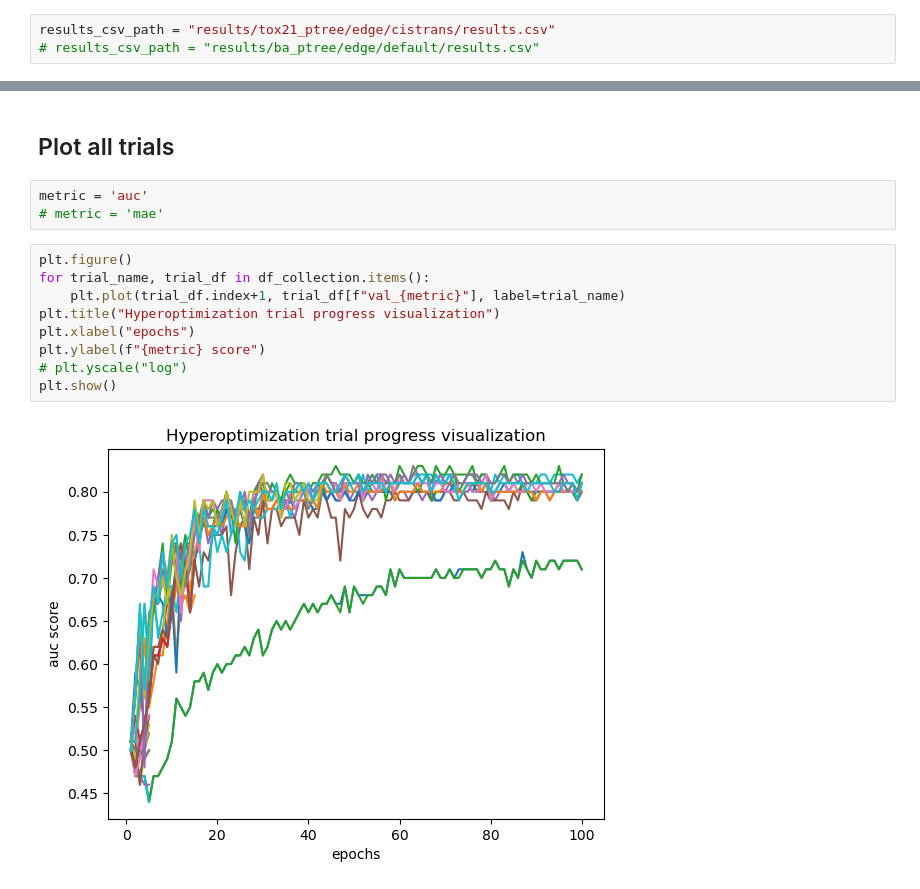
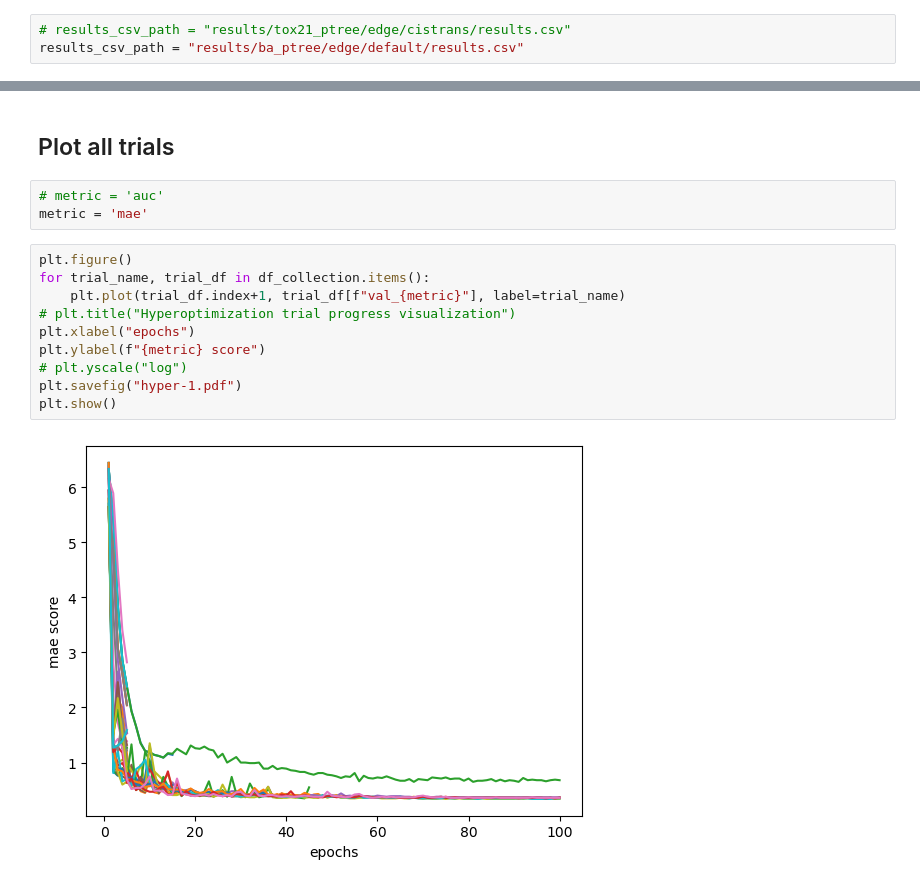
Before and after one commit to JellyJoe13/Masterthesis_PTIGNN, a Jupyter notebook: experiments/hyperoptimization/Hyperoptimization-plotting.ipynb, the cells around one changed output, grey strips where cells are left out. Cells and saved outputs as stored; diff of their text form.

```diff
--- a/experiments/hyperoptimization/Hyperoptimization-plotting.ipynb
+++ b/experiments/hyperoptimization/Hyperoptimization-plotting.ipynb
@@ -10,8 +10,8 @@ import os
 # %% [markdown]
 ## Loading base dataframe
 # %%
-results_csv_path = "results/tox21_ptree/edge/cistrans/results.csv"
-# results_csv_path = "results/ba_ptree/edge/default/results.csv"
+# results_csv_path = "results/tox21_ptree/edge/cistrans/results.csv"
+results_csv_path = "results/ba_ptree/edge/default/results.csv"
 # %%
 main_df = pd.read_csv(results_csv_path)
 display(main_df)
@@ -44,16 +44,17 @@ for trial_name in main_df.logdir:
 # %% [markdown]
 ## Plot all trials
 # %%
-metric = 'auc'
-# metric = 'mae'
+# metric = 'auc'
+metric = 'mae'
 # %%
 plt.figure()
 for trial_name, trial_df in df_collection.items():
     plt.plot(trial_df.index+1, trial_df[f"val_{metric}"], label=trial_name)
-plt.title("Hyperoptimization trial progress visualization")
+# plt.title("Hyperoptimization trial progress visualization")
 plt.xlabel("epochs")
 plt.ylabel(f"{metric} score")
 # plt.yscale("log")
+plt.savefig("hyper-1.pdf")
 plt.show()
 # %% [output]
-[figure, old version]
+[figure, new version]
```
Also changed, not shown: parts of 1 cell of this notebook.
